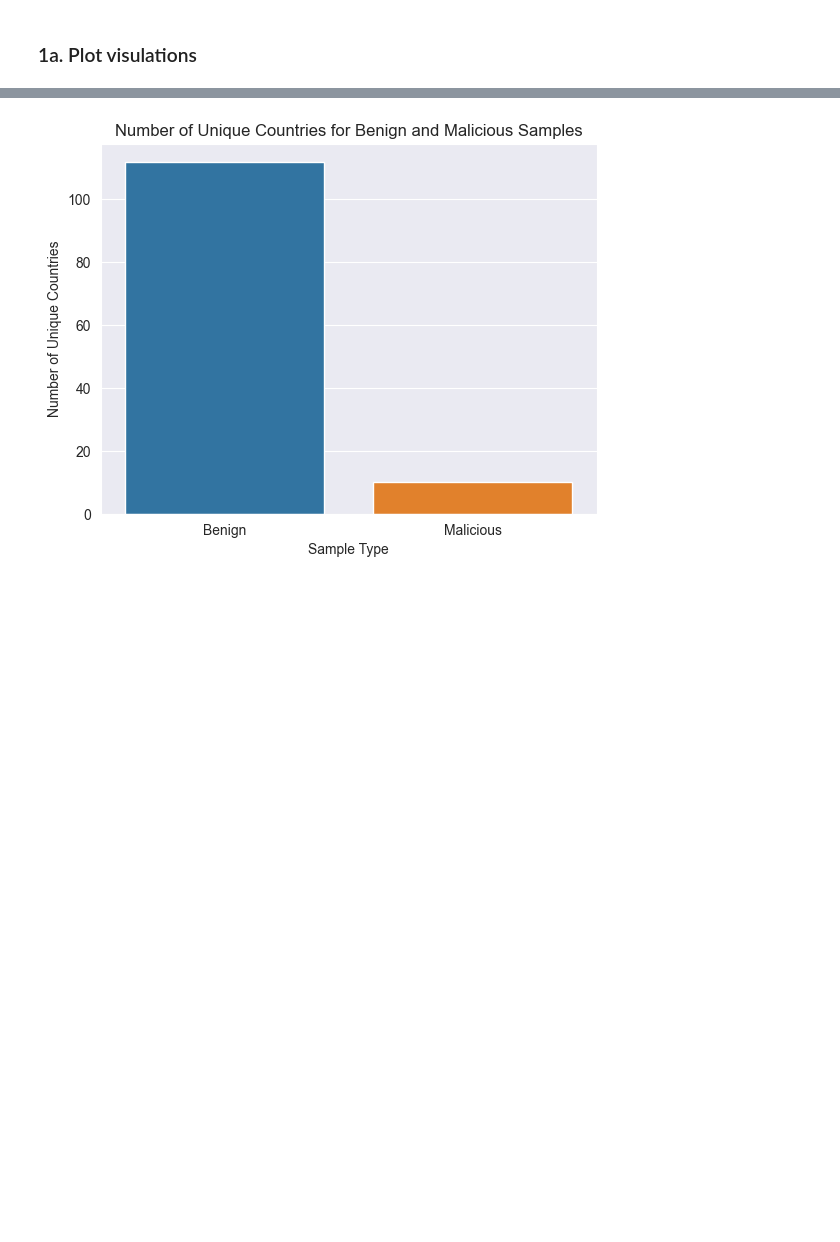
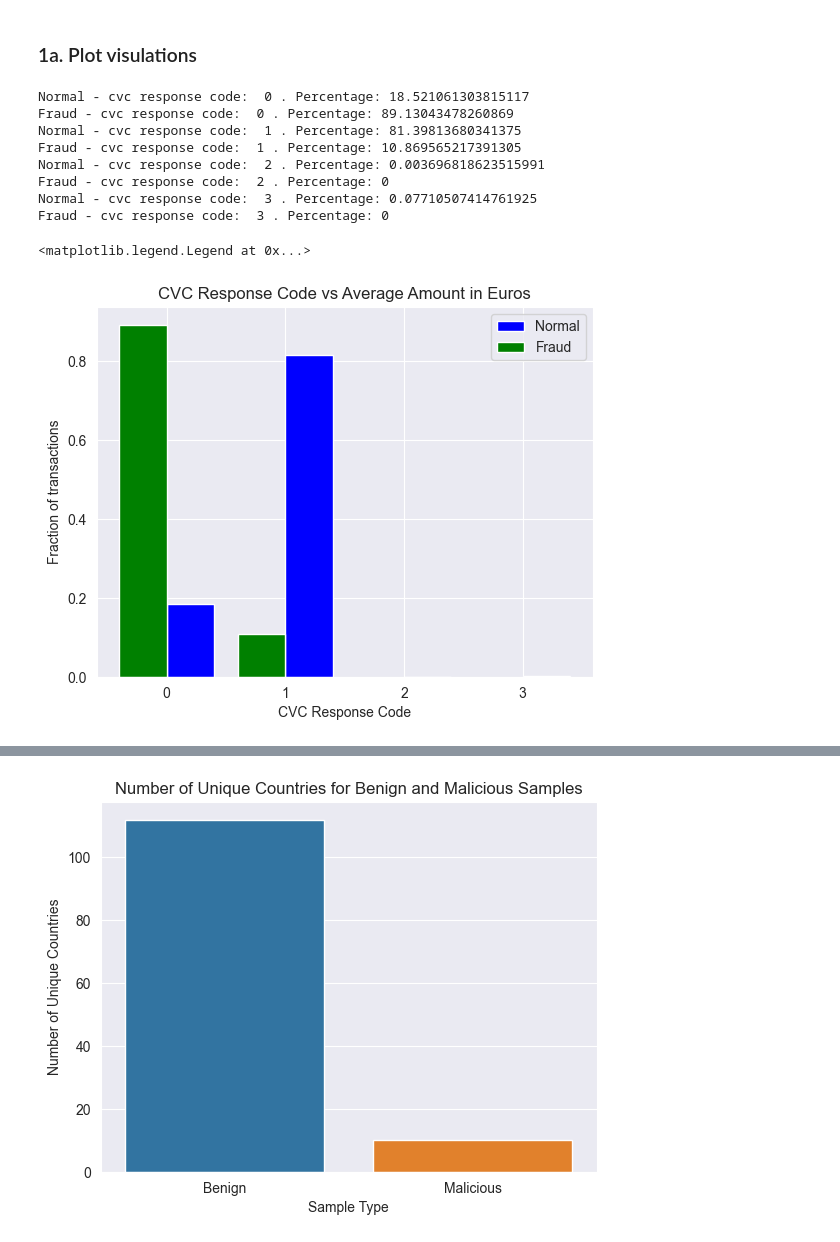
Before and after one commit to suhaib1769/CDA_Group42, a Jupyter notebook: Lab_1/Lab1-2021.ipynb, the cells around one changed output, grey strips where cells are left out. Drawn from its saved outputs; the diff is of its cells as text; code cells hidden in the pictures; blank space fills up the shorter version.

Commit message:
explanation 1st graph

```diff
--- a/Lab_1/Lab1-2021.ipynb
+++ b/Lab_1/Lab1-2021.ipynb
@@ -173,36 +173,53 @@ for row in df1.values:
     # row[14] == 1 means a fraud transaction
     if row[14] == 1:
         #-0.2 so the barplots are next to each other
         cvc_response_codes_fraud[cvc_code].append(cvc_code - 0.2)
         amounts_eur_fraud[cvc_code].append(amount_in_euros)
     else:
         #+0.2 so the barplots are next to each other
         cvc_response_codes[cvc_code].append(cvc_code + 0.2)
         amounts_eur[cvc_code].append(amount_in_euros)
 
+number_of_normal_transactions = len([item for sublist in amounts_eur for item in sublist])
+number_of_fraud_transactions = len([item for sublist in amounts_eur_fraud for item in sublist])
+
 for i in range(len(cvc_response_codes)):
     cvc_response_codes[i] = np.mean(cvc_response_codes[i])
-    amounts_eur[i] = np.mean(amounts_eur[i])
+    amounts_eur[i] = len(amounts_eur[i]) / number_of_normal_transactions
+    print('Normal - cvc response code: ', i, '. Percentage:', amounts_eur[i] * 100)
 
     if len(amounts_eur_fraud[i]) > 0:
         cvc_response_codes_fraud[i] = np.mean(cvc_response_codes_fraud[i])
-        amounts_eur_fraud[i] = np.mean(amounts_eur_fraud[i])
+        amounts_eur_fraud[i] = len(amounts_eur_fraud[i]) / number_of_fraud_transactions
     else:
         # If there are no fraud cases for a cvc code, the average is set to 0
         cvc_response_codes_fraud[i] = np.mean(cvc_response_codes[i])
         amounts_eur_fraud[i] = 0
+
+    print('Fraud - cvc response code: ', i, '. Percentage:', amounts_eur_fraud[i] * 100)
 
 plt.bar(cvc_response_codes, amounts_eur, color = 'b', width = 0.4, label = 'Normal')
 plt.bar(cvc_response_codes_fraud, amounts_eur_fraud, color = 'g', width = 0.4, label = 'Fraud')
 
 plt.xticks([0, 1, 2, 3], [0, 1, 2, 3])
 # Add axis labels and a title
 plt.xlabel('CVC Response Code')
-plt.ylabel('Average Amount in Euros')
+plt.ylabel('Fraction of transactions')
 plt.title('CVC Response Code vs Average Amount in Euros')
 
 # Add a legend
 plt.legend()
+# %% [output]
+Normal - cvc response code:  0 . Percentage: 18.521061303815117
+Fraud - cvc response code:  0 . Percentage: 89.13043478260869
+Normal - cvc response code:  1 . Percentage: 81.39813680341375
+Fraud - cvc response code:  1 . Percentage: 10.869565217391305
+Normal - cvc response code:  2 . Percentage: 0.003696818623515991
+Fraud - cvc response code:  2 . Percentage: 0
+Normal - cvc response code:  3 . Percentage: 0.07710507414761925
+Fraud - cvc response code:  3 . Percentage: 0
+<matplotlib.legend.Legend at 0x...>
+[figure, added]
 # %%
 benign_samples = df1[df1['label'] == 0]
 fraudulent_samples = df1[df1['label'] == 1]
```
Also changed, not shown: parts of 3 cells of this notebook.
